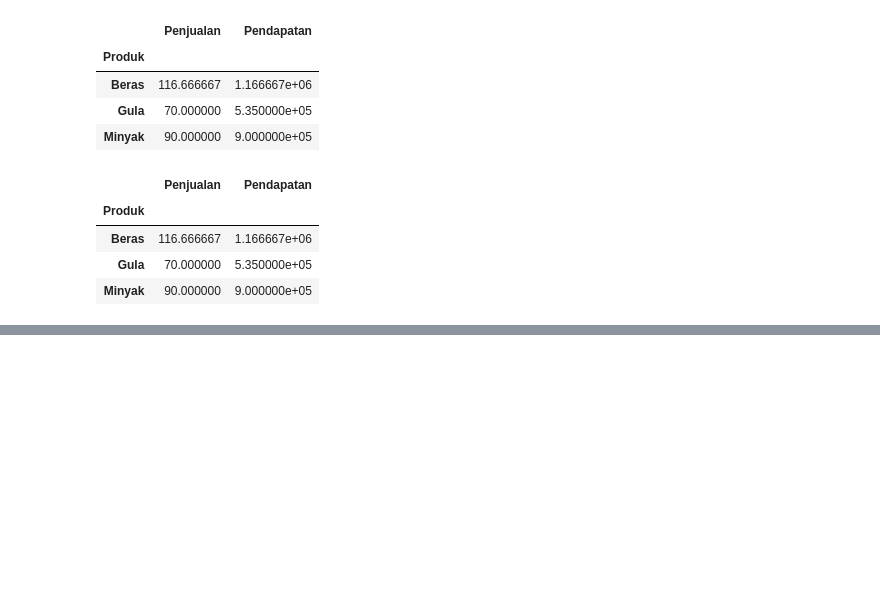
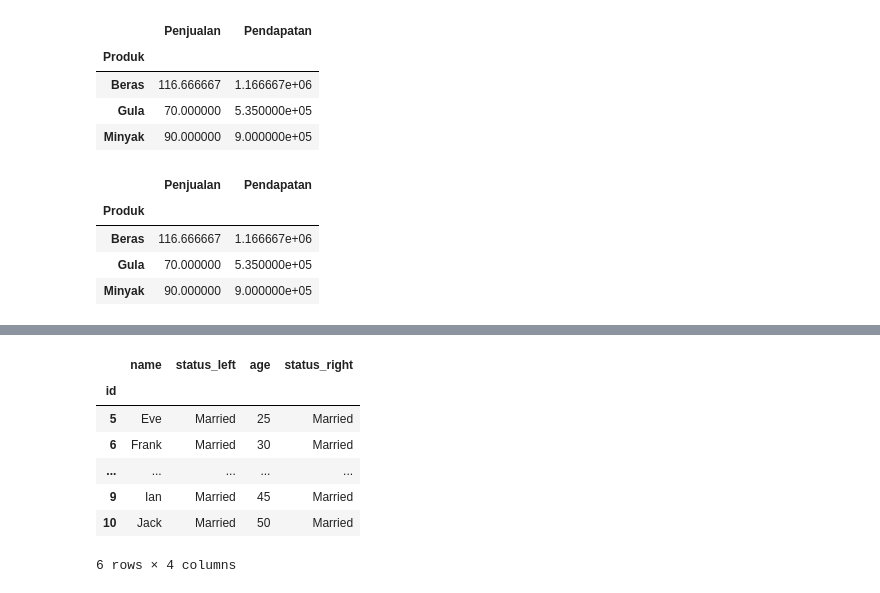
Before and after one commit to Dontbecode/-Bootcamp-Data-Analyst-, a Jupyter notebook: Pandas.ipynb, the cells around one changed output, grey strips where cells are left out. Cells and saved outputs as stored; diff of their text form; code cells hidden in the pictures; blank space fills up the shorter version.

```diff
--- a/Pandas.ipynb
+++ b/Pandas.ipynb
@@ -860,0 +1033,24 @@ df_sales.groupby("Produk").mean(numeric_only=True)
+# %%
+df1 = pd.DataFrame({
+    'id': [1,2,3,4,5,6,7,8,9,10],
+    'name': ['Alice','Bob', 'Charlie','David','Eve','Frank','Grace','Hannah','Ian','Jack'],
+    'status':['Married','Married','Married','Married','Married','Married','Married','Married','Married','Married']
+}).set_index('id')
+
+# Data Frame 2
+df2 = pd.DataFrame({
+    'id' : [5,6,7,8,9,10,11,12,13,14],
+    'age': [25,30,35,40,45,50,55,60,65,70],
+    'status':['Married','Married','Married','Married','Married','Married','Married','Married','Married','Married']
+}).set_index('id')
+
+df1.join(df2, how = 'inner', lsuffix='_left', rsuffix='_right')
+# %% [output]
+|  | name | status_left | age | status_right |
+| id |  |  |  |  |
+| 5 | Eve | Married | 25 | Married |
+| 6 | Frank | Married | 30 | Married |
+| ... | ... | ... | ... | ... |
+| 9 | Ian | Married | 45 | Married |
+| 10 | Jack | Married | 50 | Married |
+6 rows × 4 columns
```
Also changed, not shown: parts of 12 cells of this notebook, 1 other file.
